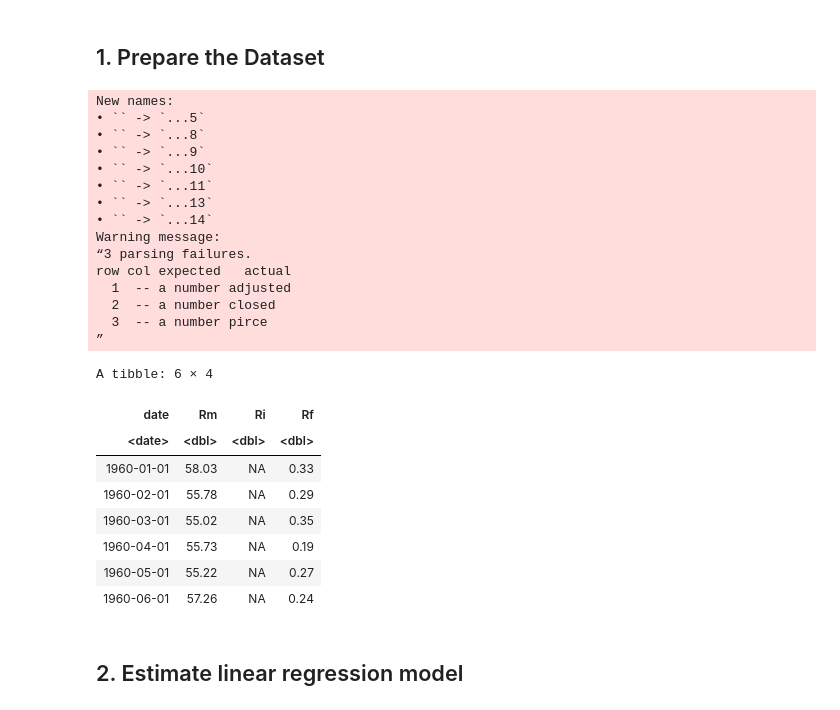
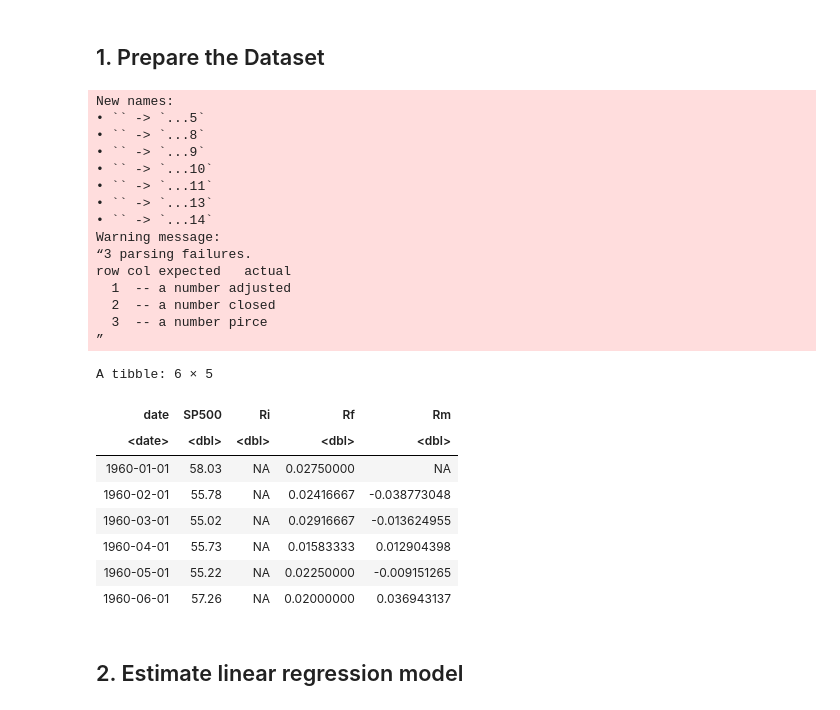
Before and after one commit to Mengsch3/apps-r-hw-01, a Jupyter notebook: FS-Coursework/report.ipynb, the cells around one changed output. Saved outputs shown, nothing was run; the diff lists cells and outputs as text; code cells hidden in the pictures.

```diff
--- a/FS-Coursework/report.ipynb
+++ b/FS-Coursework/report.ipynb
@@ -31,42 +38,44 @@ library(readr)
 # %%
 # Use the dataset data coursework Q1
 data_q1 <- read_excel("data_coursework_Q1.xls")
 
 
 data_q1$date <- make_date(year = data_q1$year_, month = data_q1$month_, day = 1)
 data_q1$IBM <- parse_number(data_q1$IBM)
 df_q1 <- data_q1[, c("date","SP500", "IBM", "1-month Tbill")]
 
-colnames(df_q1)[colnames(df_q1) == "SP500"] <- "Rm"
 colnames(df_q1)[colnames(df_q1) == "1-month Tbill"] <- "Rf"
 colnames(df_q1)[colnames(df_q1) == "IBM"] <- "Ri"
 
+df_q1$Rm <- (df_q1$SP500 / dplyr::lag(df_q1$SP500)) - 1
+df_q1$Rf <- df_q1$Rf / 12
+
 head(df_q1)
 # %% [output]
 New names:
 • `` -> `...5`
 • `` -> `...8`
 • `` -> `...9`
 • `` -> `...10`
 • `` -> `...11`
 • `` -> `...13`
 • `` -> `...14`
 Warning message:
 “3 parsing failures.
 row col expected   actual
   1  -- a number adjusted
   2  -- a number closed
   3  -- a number pirce
 ”
-A tibble: 6 × 4
+A tibble: 6 × 5
-| date | Rm | Ri | Rf |
-| <date> | <dbl> | <dbl> | <dbl> |
-| 1960-01-01 | 58.03 | NA | 0.33 |
-| 1960-02-01 | 55.78 | NA | 0.29 |
-| 1960-03-01 | 55.02 | NA | 0.35 |
-| 1960-04-01 | 55.73 | NA | 0.19 |
-| 1960-05-01 | 55.22 | NA | 0.27 |
-| 1960-06-01 | 57.26 | NA | 0.24 |
+| date | SP500 | Ri | Rf | Rm |
+| <date> | <dbl> | <dbl> | <dbl> | <dbl> |
+| 1960-01-01 | 58.03 | NA | 0.02750000 | NA |
+| 1960-02-01 | 55.78 | NA | 0.02416667 | -0.038773048 |
+| 1960-03-01 | 55.02 | NA | 0.02916667 | -0.013624955 |
+| 1960-04-01 | 55.73 | NA | 0.01583333 | 0.012904398 |
+| 1960-05-01 | 55.22 | NA | 0.02250000 | -0.009151265 |
+| 1960-06-01 | 57.26 | NA | 0.02000000 | 0.036943137 |
 # %%
 # Construct the measures
 
```
Also changed, not shown: parts of 7 cells of this notebook.
